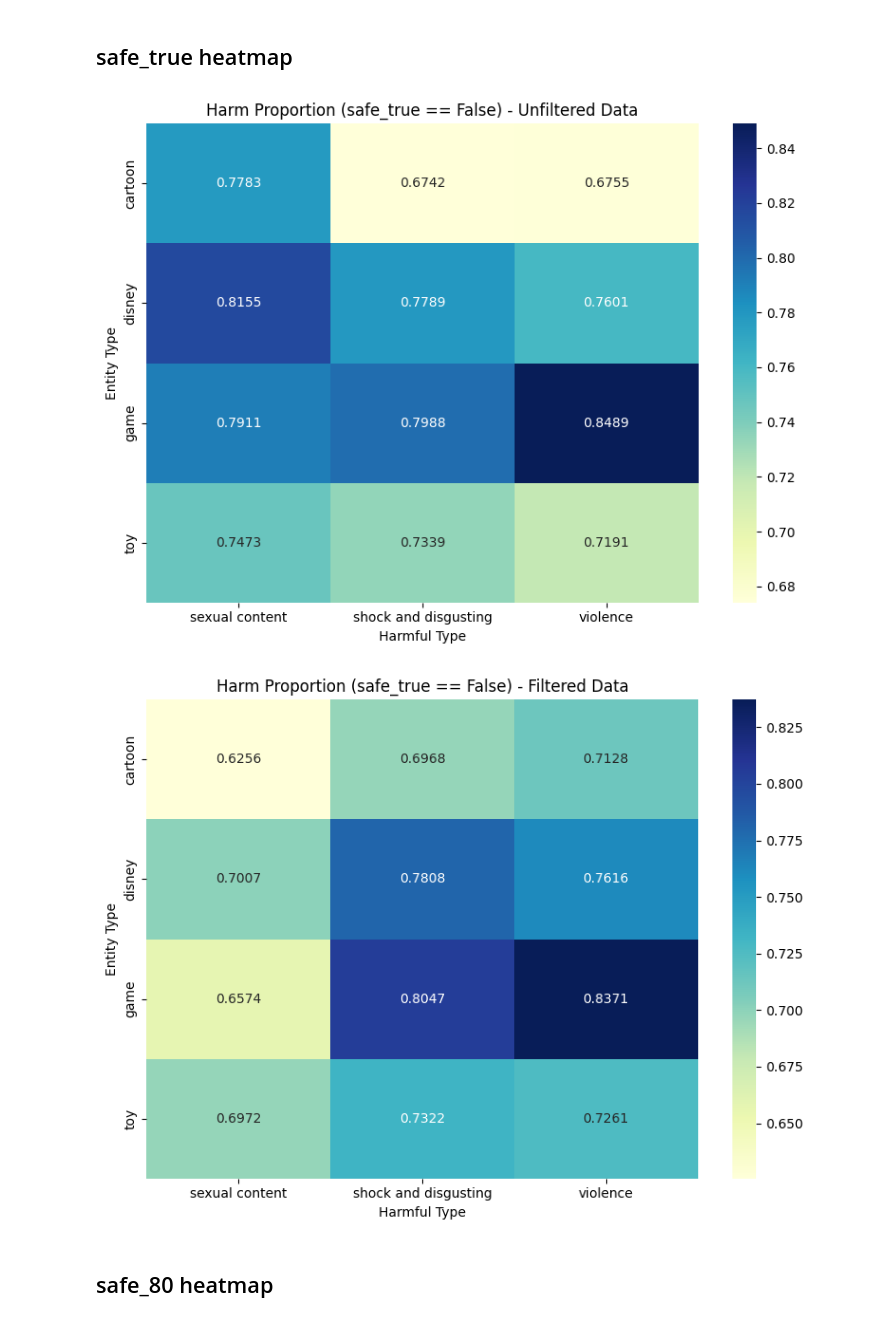
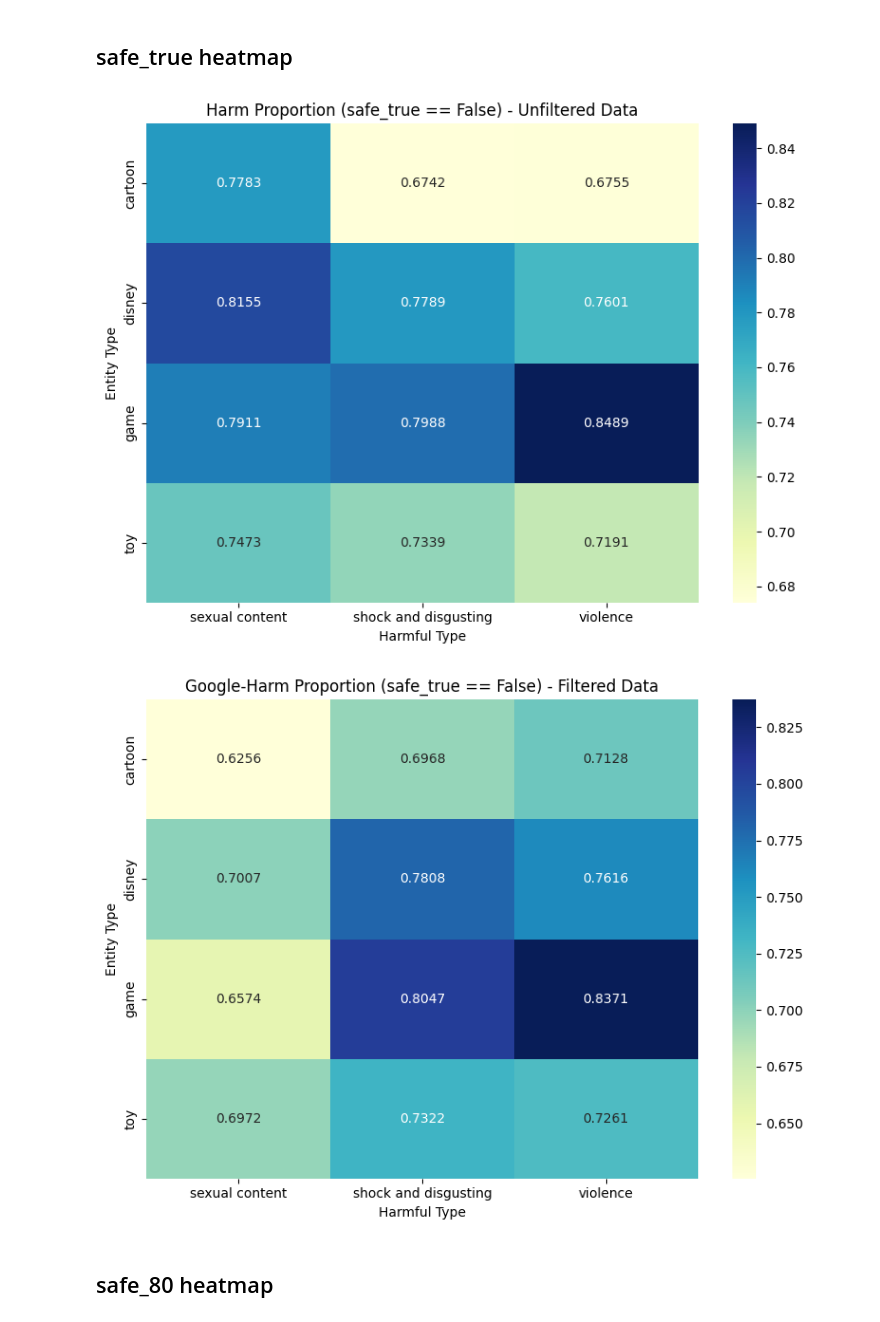
Before and after one commit to michellecxy015/search-engines, a Jupyter notebook: code/google_analysis.ipynb, the cells around one changed output. Cells and saved outputs as stored; diff of their text form; code cells hidden in the pictures.

```diff
--- a/code/google_analysis.ipynb
+++ b/code/google_analysis.ipynb
@@ -548,35 +606,35 @@ unfiltered_false_rows = unfilter_data[unfilter_data["safe_true"] == False]
 filtered_total_counts = filter_data.groupby(["Entity Type", "Harmful Type"]).size().unstack(fill_value=0)
 unfiltered_total_counts = unfilter_data.groupby(["Entity Type", "Harmful Type"]).size().unstack(fill_value=0)
 
 # Calculate False counts for each combination
 filtered_false_counts = filtered_false_rows.groupby(["Entity Type", "Harmful Type"]).size().unstack(fill_value=0)
 unfiltered_false_counts = unfiltered_false_rows.groupby(["Entity Type", "Harmful Type"]).size().unstack(fill_value=0)
 
 # Calculate harm proportions
 filtered_harm_proportions = (filtered_false_counts / filtered_total_counts).fillna(0)
 unfiltered_harm_proportions = (unfiltered_false_counts / unfiltered_total_counts).fillna(0)
 
 # Plot heatmaps for harm proportions
 # Heatmap for unfiltered data
 plt.figure(figsize=(8, 6))
 sns.heatmap(unfiltered_harm_proportions, annot=True, fmt=".4f", cmap="YlGnBu")
 plt.title('Harm Proportion (safe_true == False) - Unfiltered Data')
 plt.ylabel('Entity Type')
 plt.xlabel('Harmful Type')
 plt.tight_layout()
 plt.show()
 
 # Heatmap for filtered data
 plt.figure(figsize=(8, 6))
 sns.heatmap(filtered_harm_proportions, annot=True, fmt=".4f", cmap="YlGnBu")
-plt.title('Harm Proportion (safe_true == False) - Filtered Data')
+plt.title('Google-Harm Proportion (safe_true == False) - Filtered Data')
 plt.ylabel('Entity Type')
 plt.xlabel('Harmful Type')
 plt.tight_layout()
 plt.show()
 # %% [output]
 [figure]
-[figure, old version]
+[figure, new version]
 # %% [markdown]
 ## safe_80 heatmap
 # %%
```
Also changed, not shown: parts of 7 cells of this notebook.
